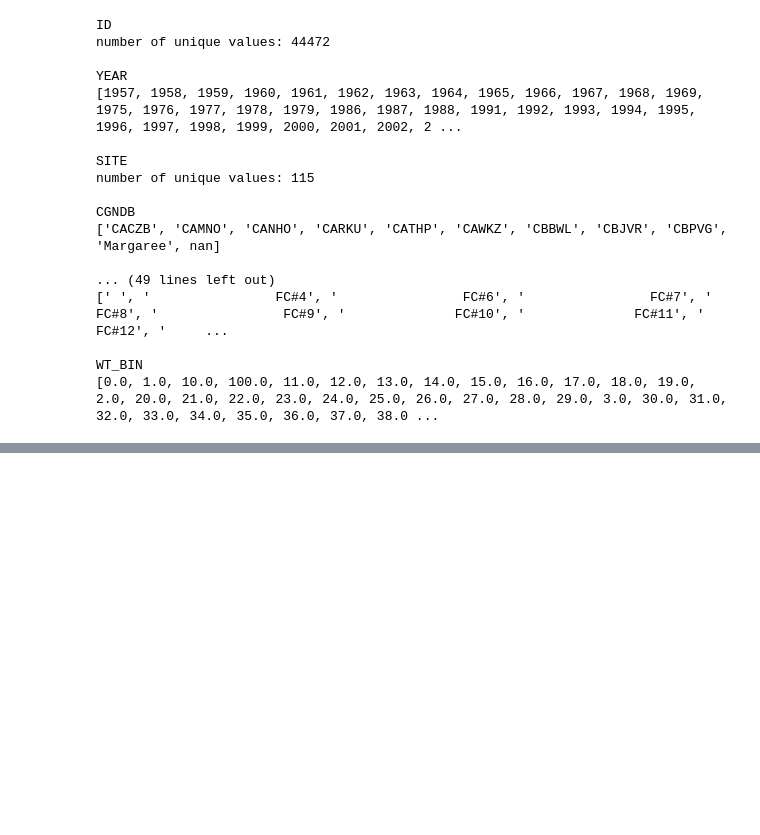
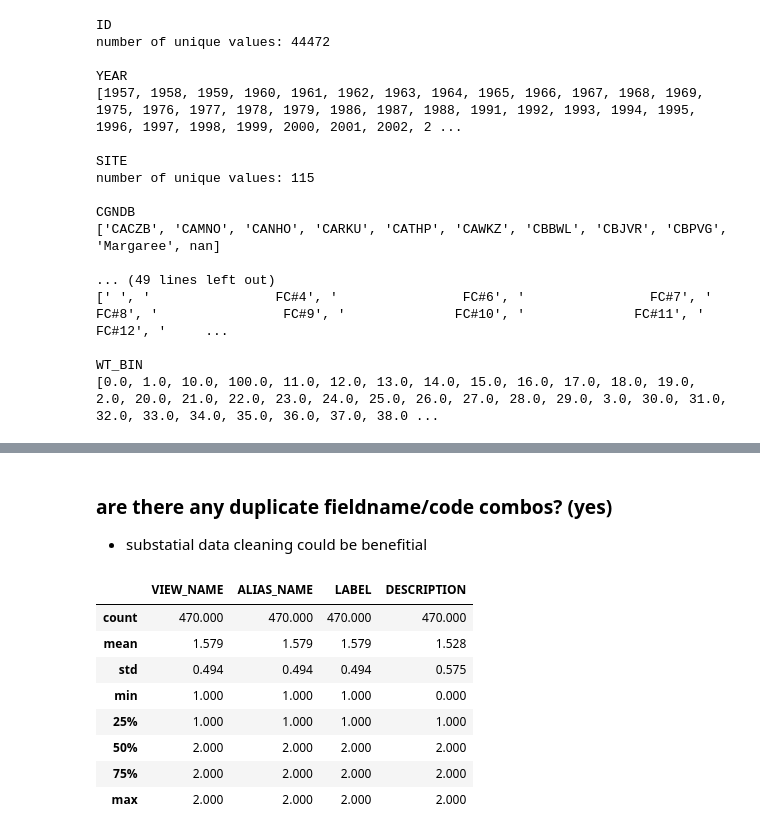
Before and after one commit to dfo-gulf-science/EFishing-EDA, a Jupyter notebook: E_Fishing_EDA.ipynb, the cells around one changed output, grey strips where cells are left out. Drawn from its saved outputs; the diff is of its cells as text; code cells hidden in the pictures; blank space fills up the shorter version.

Commit message:
investigating code values

```diff
--- a/E_Fishing_EDA.ipynb
+++ b/E_Fishing_EDA.ipynb
@@ -547,0 +549,8 @@ NUMERICAL
+# %%
+# 'Code, species' / 'Code' sheet has field, code, label, descriptions for many features (not just species)
+
+df_gcode = pd.read_excel(r'.\raw_data\GNS Efish_2006-2020_For DM App.xlsx', sheet_name='Code, species')
+df_gcode.columns = [x.strip().replace(' ', '_').upper() for x in df_gcode.columns]
+
+df_mcode = pd.read_excel(r'.\raw_data\Margaree Efish_1957-2020_For DM App.xlsx', sheet_name='Code')
+df_mcode.columns = [x.strip().replace(' ', '_').upper() for x in df_mcode.columns]
@@ -547,0 +575,3 @@ NUMERICAL
+# %%
+# from now on, just use mcode
+df_code = df_mcode
@@ -547,0 +600,15 @@ NUMERICAL
+# %% [markdown]
+### are there any duplicate fieldname/code combos? (yes)
+* substatial data cleaning could be benefitial
+# %%
+df_code.groupby(['FIELDNAME', 'CODE_VALUE']).count().describe()
+# %% [output]
+|  | VIEW_NAME | ALIAS_NAME | LABEL | DESCRIPTION |
+| count | 470.000 | 470.000 | 470.000 | 470.000 |
+| mean | 1.579 | 1.579 | 1.579 | 1.528 |
+| std | 0.494 | 0.494 | 0.494 | 0.575 |
+| min | 1.000 | 1.000 | 1.000 | 0.000 |
+| 25% | 1.000 | 1.000 | 1.000 | 1.000 |
+| 50% | 2.000 | 2.000 | 2.000 | 2.000 |
+| 75% | 2.000 | 2.000 | 2.000 | 2.000 |
+| max | 2.000 | 2.000 | 2.000 | 2.000 |
```
Also changed, not shown: parts of 15 cells of this notebook.
